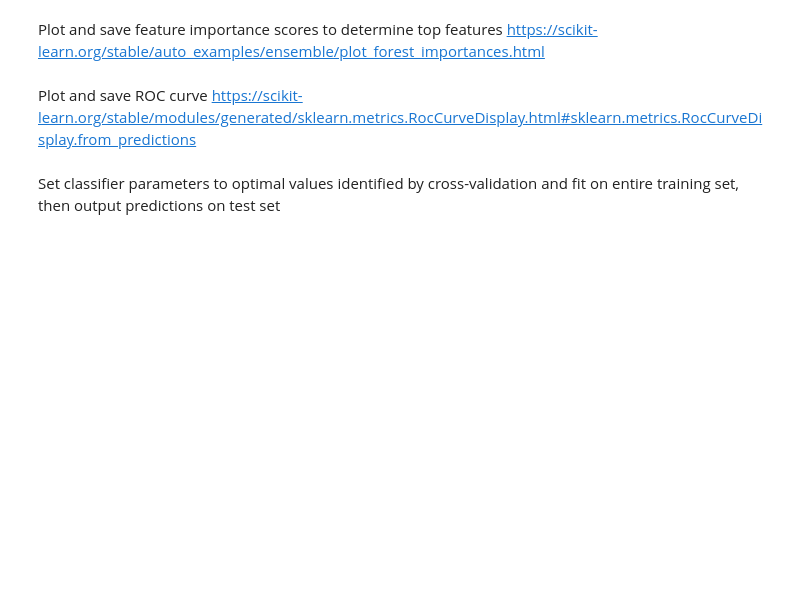
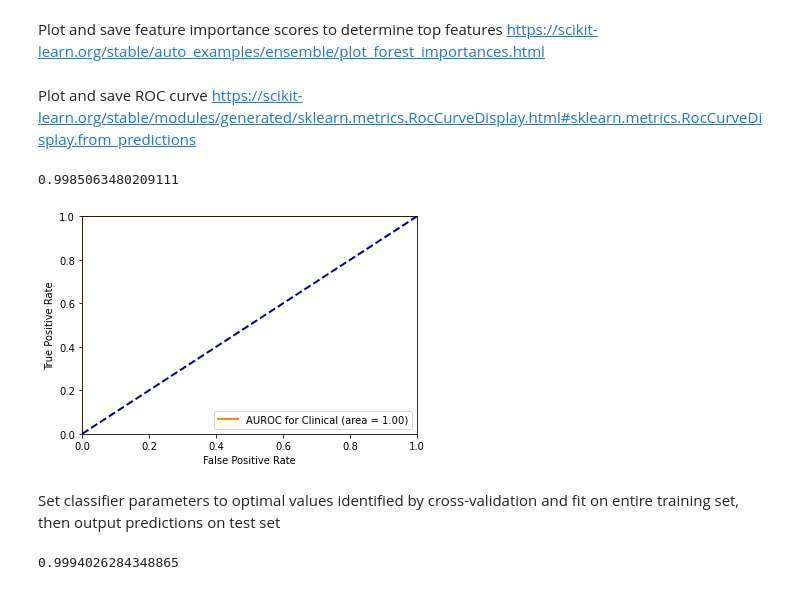
Before and after one commit to rlewinter/DS4400_Project, a Jupyter notebook: LinearSVC_SGD.ipynb, the cells around one changed output. Drawn from its saved outputs; the diff is of its cells as text; code cells hidden in the pictures; blank space fills up the shorter version.

```diff
--- a/LinearSVC_SGD.ipynb
+++ b/LinearSVC_SGD.ipynb
@@ -14,9 +18,13 @@ from sklearn.model_selection import learning_curve
 
 Load data
 # %%
-x_trn = None #TODO
-y_trn = None
-x_tst = None
+x_trn = pd.read_pickle("./data/x_train.pkl")
+y_trn = pd.read_pickle("./data/y_train.pkl")
+x_tst = pd.read_pickle("./data/x_test.pkl")
+x_train_roc = pd.read_pickle("./data/x_train_roc.pkl")
+y_train_roc = pd.read_pickle("./data/y_train_roc.pkl")
+x_val_roc = pd.read_pickle("./data/x_val_roc.pkl")
+y_val_roc = pd.read_pickle("./data/y_val_roc.pkl")
 # %% [markdown]
 Set random seed
 # %%
@@ -36,14 +62,14 @@ clf.get_params(deep=False)
 # %% [markdown]
 Create parameter grid
 # %%
-param_grid = {}#TODO
-param_grid = ParameterGrid(param_grid)
+param_grid = {'alpha':np.array([0.00005,0.0001, 0.0005, 0.005, 0.001, 0.01]), 'tol':np.array([0.0005, 0.005, 0.001, 0.01])}
 # %% [markdown]
 Create successive halving grid search cross-validation estimator
 # %%
 search = HalvingGridSearchCV(estimator=clf,
                              param_grid=param_grid,
-                             factor=3,
+                             factor=2,
                              cv=cvg,
                              random_state=rng)
 search.fit(x_trn, y_trn)
+search.best_estimator_
@@ -84,9 +115,40 @@ Plot and save ROC curve https://scikit-learn.org/stable/modules/generated/sklear
 # %%
 #TODO
 #use RocCurveDisplay.from_predictions(y_true, y_pred)
+clf_roc = SGDClassifier(loss='hinge', penalty='l2', random_state=rng)
+clf_roc.set_params(**search.best_params_)
+clf_roc.fit(x_train_roc, y_train_roc)
+y_pred_roc = clf_roc.predict(x_val_roc)
+
+fpr, tpr, _ = roc_curve(y_val_roc, y_pred_roc, pos_label=1)
+roc_auc = auc(fpr, tpr)
+
+AUC = metrics.auc(fpr, tpr)
+AUC
+
+plt.figure()
+lw = 2
+plt.plot(fpr, tpr, color='darkorange',
+         lw=lw, label='AUROC for Clinical (area = %0.2f)' % roc_auc)
+plt.plot([0, 1], [0, 1], color='navy', lw=lw, linestyle='--')
+plt.xlim([0.0, 1.0])
+plt.ylim([0.0, 1.0])
+plt.xlabel('False Positive Rate')
+plt.ylabel('True Positive Rate')
+plt.legend(loc="lower right")
+
+clf_roc.score(x_train_roc,y_train_roc)
+# %% [output]
+0.9985063480209111
+[figure, added]
 # %% [markdown]
 Set classifier parameters to optimal values identified by cross-validation and fit on entire training set, then output predictions on test set
 # %%
-clf.set_params(search.best_params_) #check value, might need to join with params from block 4
+# Add loss = hinge/log (depending on model), and penalty = l2 to best params
+
+clf.set_params(**search.best_params_) #check value, might need to join with params from block 4
 clf.fit(x_trn, y_trn)
 #we need to decide what to do with these predictions, since it's an unlabeled test set.
+clf.score(x_trn, y_trn)
+# %% [output]
+0.9994026284348865
```
Also changed, not shown: parts of 6 cells of this notebook, 8 other files.
